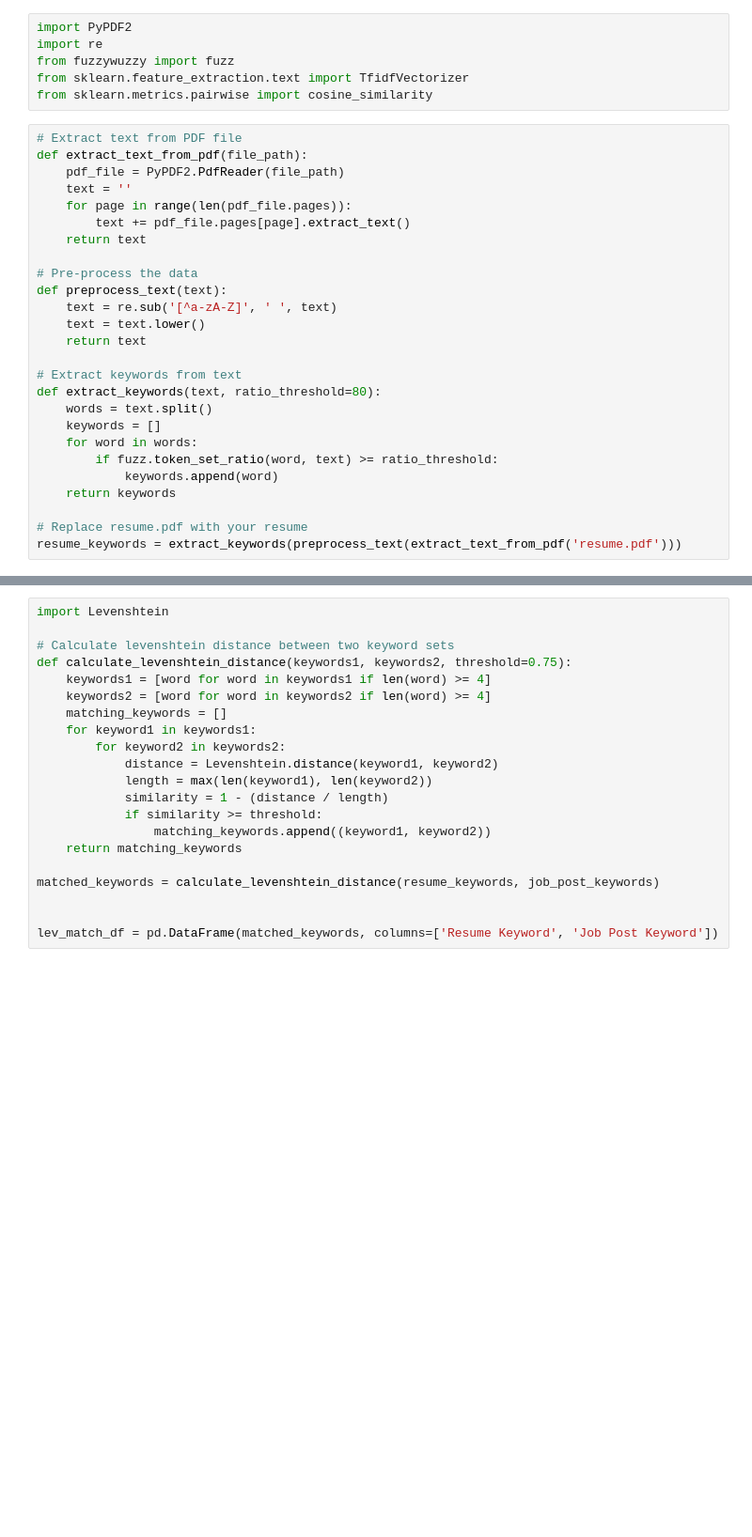
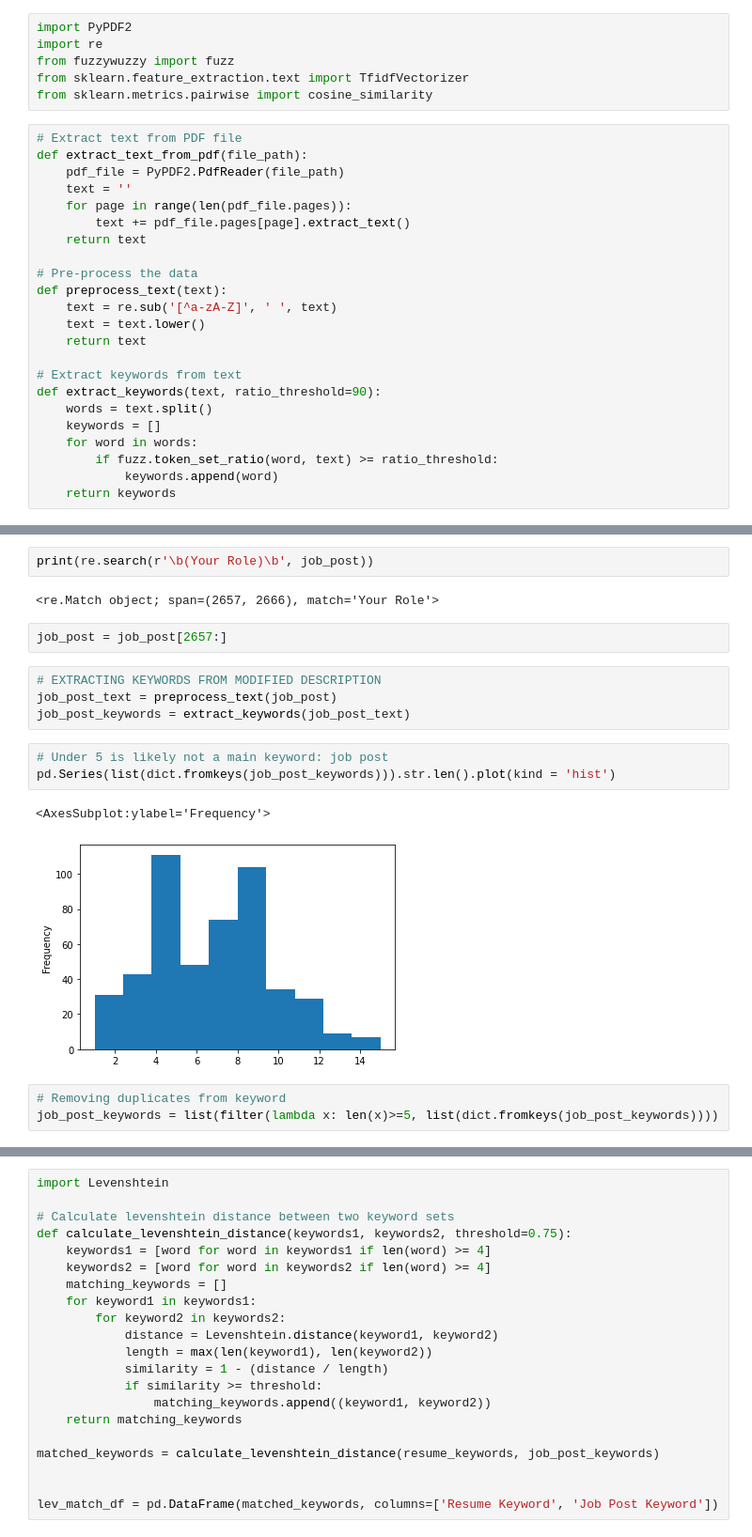
Before and after one commit to tomdoyoon/Resume-Scanner-Job-Comparison-Tool, a Jupyter notebook: LinkedIn Resume Scanner and Match Tool.ipynb, the cells around one changed output, grey strips where cells are left out. Shown at 94% size. Drawn from its saved outputs; the diff is of its cells as text; blank space fills up the shorter version.

```diff
--- a/LinkedIn Resume Scanner and Match Tool.ipynb
+++ b/LinkedIn Resume Scanner and Match Tool.ipynb
@@ -20,13 +20,10 @@ def preprocess_text(text):
     return text
 
 # Extract keywords from text
-def extract_keywords(text, ratio_threshold=80):
+def extract_keywords(text, ratio_threshold=90):
     words = text.split()
     keywords = []
     for word in words:
         if fuzz.token_set_ratio(word, text) >= ratio_threshold:
             keywords.append(word)
     return keywords
-
-# Replace resume.pdf with your resume
-resume_keywords = extract_keywords(preprocess_text(extract_text_from_pdf('resume.pdf')))
@@ -58,0 +62,19 @@ job_post_keywords = extract_keywords(job_post_text)
+# %%
+print(re.search(r'\b(Your Role)\b', job_post))
+# %% [output]
+<re.Match object; span=(2657, 2666), match='Your Role'>
+# %%
+job_post = job_post[2657:]
+# %%
+# EXTRACTING KEYWORDS FROM MODIFIED DESCRIPTION
+job_post_text = preprocess_text(job_post)
+job_post_keywords = extract_keywords(job_post_text)
+# %%
+# Under 5 is likely not a main keyword: job post
+pd.Series(list(dict.fromkeys(job_post_keywords))).str.len().plot(kind = 'hist')
+# %% [output]
+<AxesSubplot:ylabel='Frequency'>
+[figure, added]
+# %%
+# Removing duplicates from keyword
+job_post_keywords = list(filter(lambda x: len(x)>=5, list(dict.fromkeys(job_post_keywords))))
```
Also changed, not shown: parts of 9 cells of this notebook.
